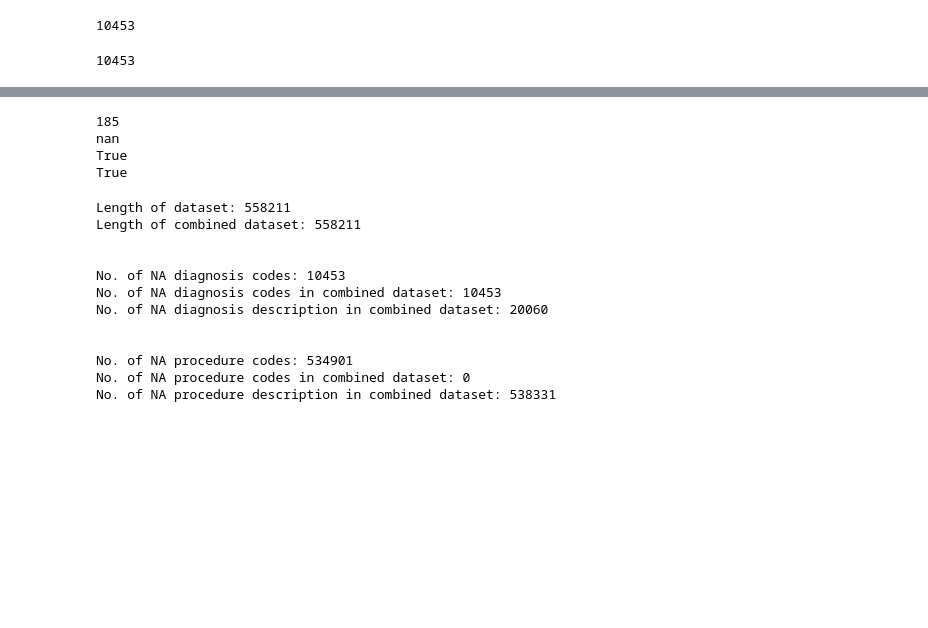
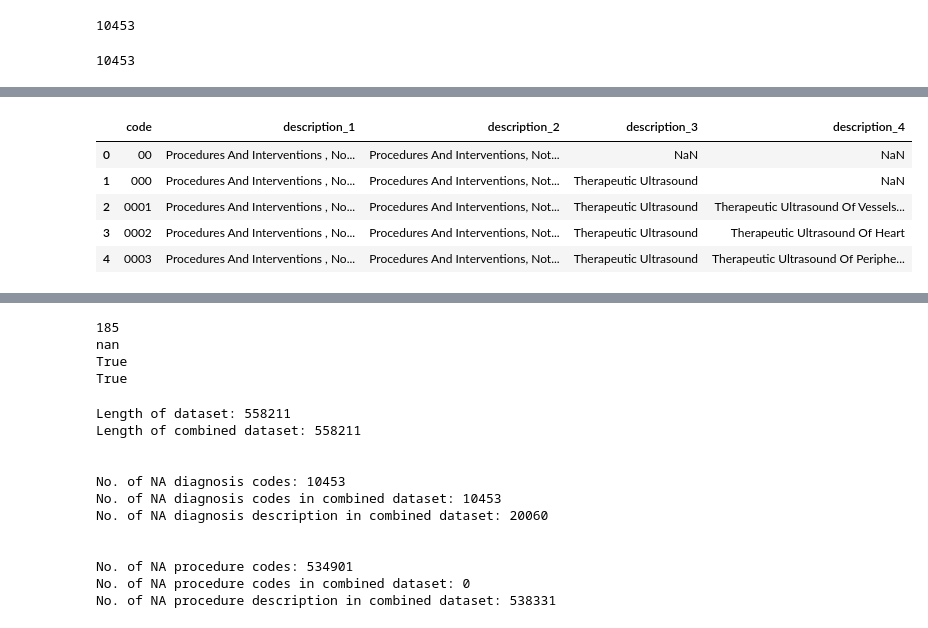
Before and after one commit to RussellDash332/medical-insurance-fraud, a Jupyter notebook: datainspection.ipynb, the cells around one changed output, grey strips where cells are left out. Drawn from its saved outputs; the diff is of its cells as text; code cells hidden in the pictures; blank space fills up the shorter version.

```diff
--- a/datainspection.ipynb
+++ b/datainspection.ipynb
@@ -125,0 +147,9 @@ procedures=pd.read_csv("processed_data/icd9_procedure.csv", dtype={'code': str})
+# %%
+procedures.head()
+# %% [output]
+|  | code | description_1 | description_2 | description_3 | description_4 |
+| 0 | 00 | Procedures And Interventions , No... | Procedures And Interventions, Not... | NaN | NaN |
+| 1 | 000 | Procedures And Interventions , No... | Procedures And Interventions, Not... | Therapeutic Ultrasound | NaN |
+| 2 | 0001 | Procedures And Interventions , No... | Procedures And Interventions, Not... | Therapeutic Ultrasound | Therapeutic Ultrasound Of Vessels... |
+| 3 | 0002 | Procedures And Interventions , No... | Procedures And Interventions, Not... | Therapeutic Ultrasound | Therapeutic Ultrasound Of Heart |
+| 4 | 0003 | Procedures And Interventions , No... | Procedures And Interventions, Not... | Therapeutic Ultrasound | Therapeutic Ultrasound Of Periphe... |
```
Also changed, not shown: parts of 11 cells of this notebook.
